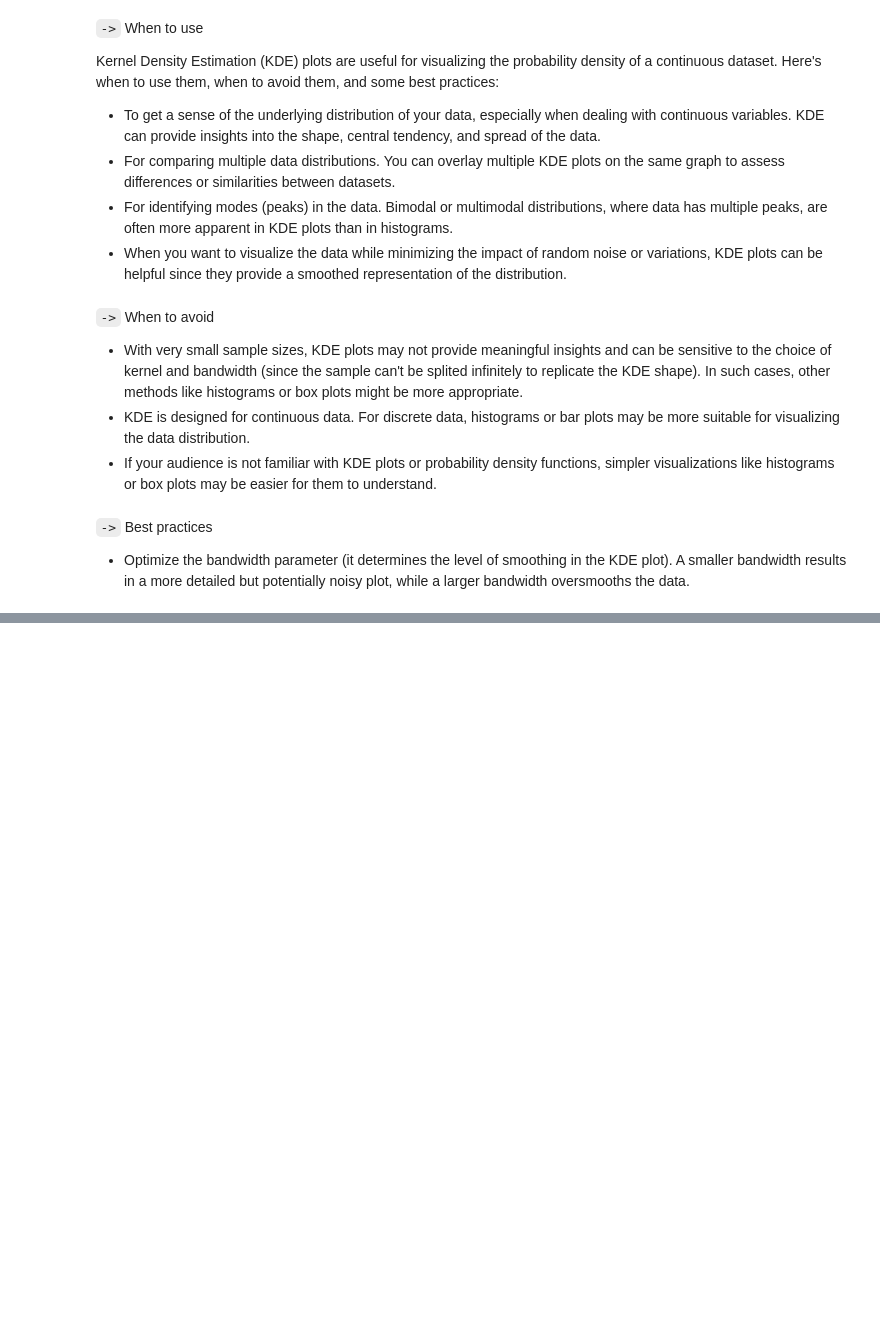
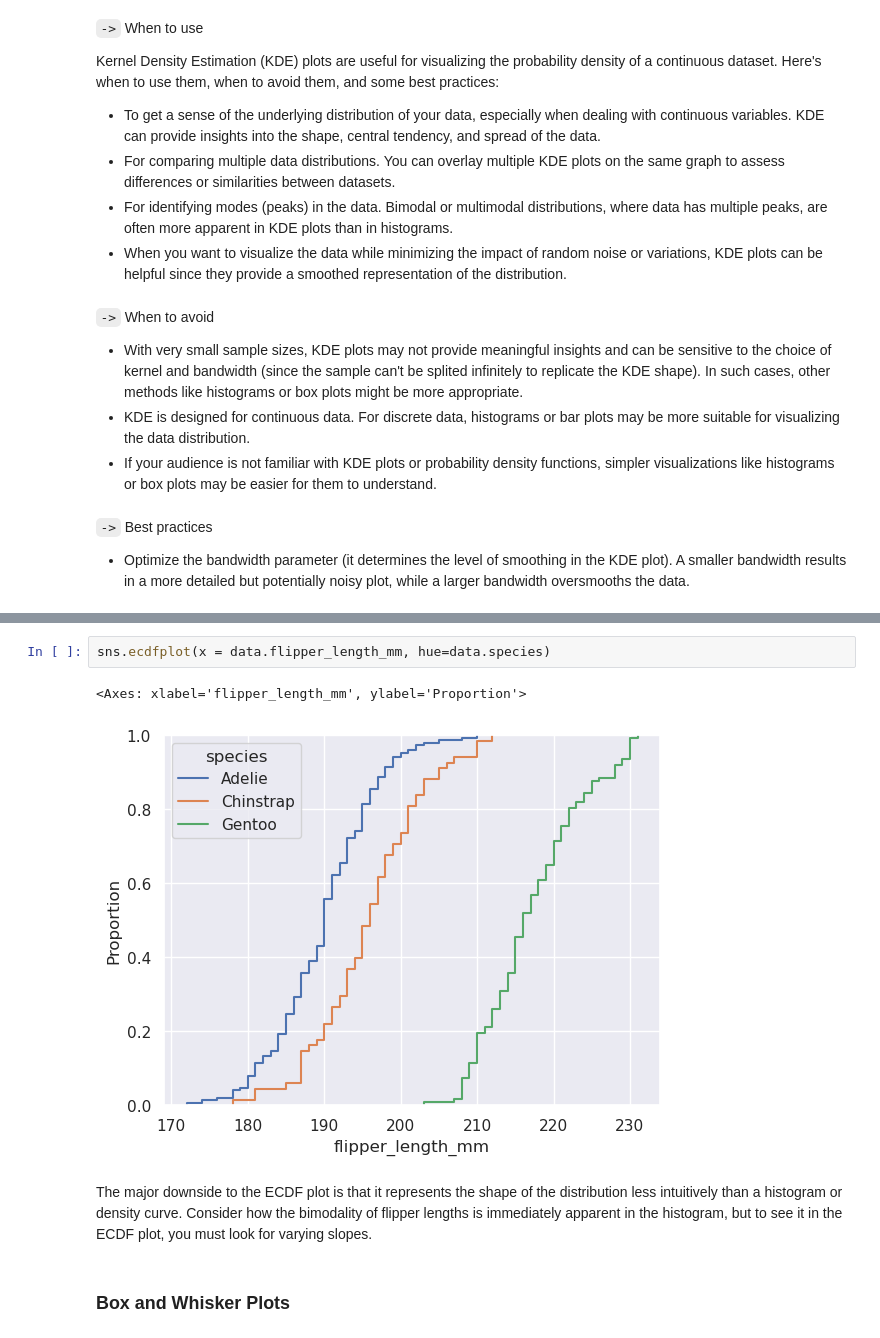
Before and after one commit to AindreaAjax/ML_Introduction, a Jupyter notebook: Data_Visualization/06_Visualizing_distributions.ipynb, the cells around one changed output, grey strips where cells are left out. Saved outputs shown, nothing was run; the diff lists cells and outputs as text; blank space fills up the shorter version.

```diff
--- a/Data_Visualization/06_Visualizing_distributions.ipynb
+++ b/Data_Visualization/06_Visualizing_distributions.ipynb
@@ -126,0 +203,9 @@ Kernel Density Estimation (KDE) plots are useful for visualizing the probability
+# %%
+sns.ecdfplot(x = data.flipper_length_mm, hue=data.species)
+# %% [output]
+<Axes: xlabel='flipper_length_mm', ylabel='Proportion'>
+[figure, added]
+# %% [markdown]
+The major downside to the ECDF plot is that it represents the shape of the distribution less intuitively than a histogram or density curve. Consider how the bimodality of flipper lengths is immediately apparent in the histogram, but to see it in the ECDF plot, you must look for varying slopes.
+# %% [markdown]
+### **Box and Whisker Plots**
```
Also changed, not shown: parts of 17 cells of this notebook.
